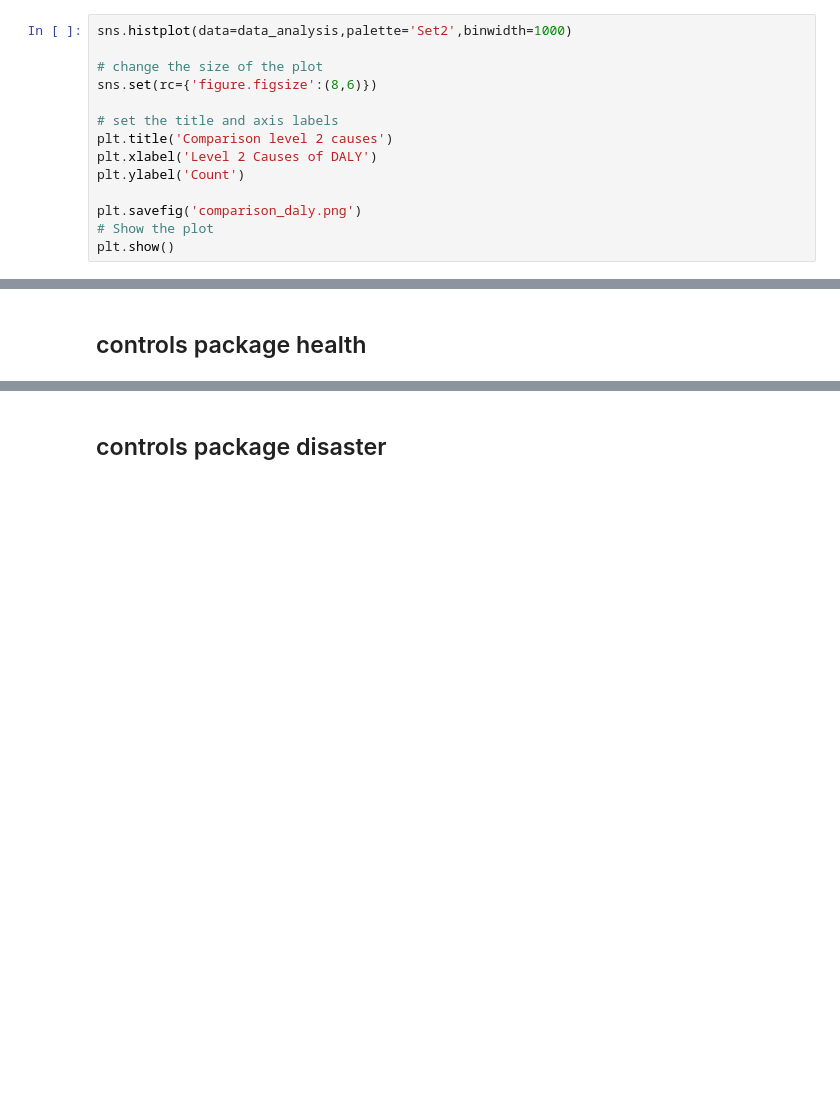
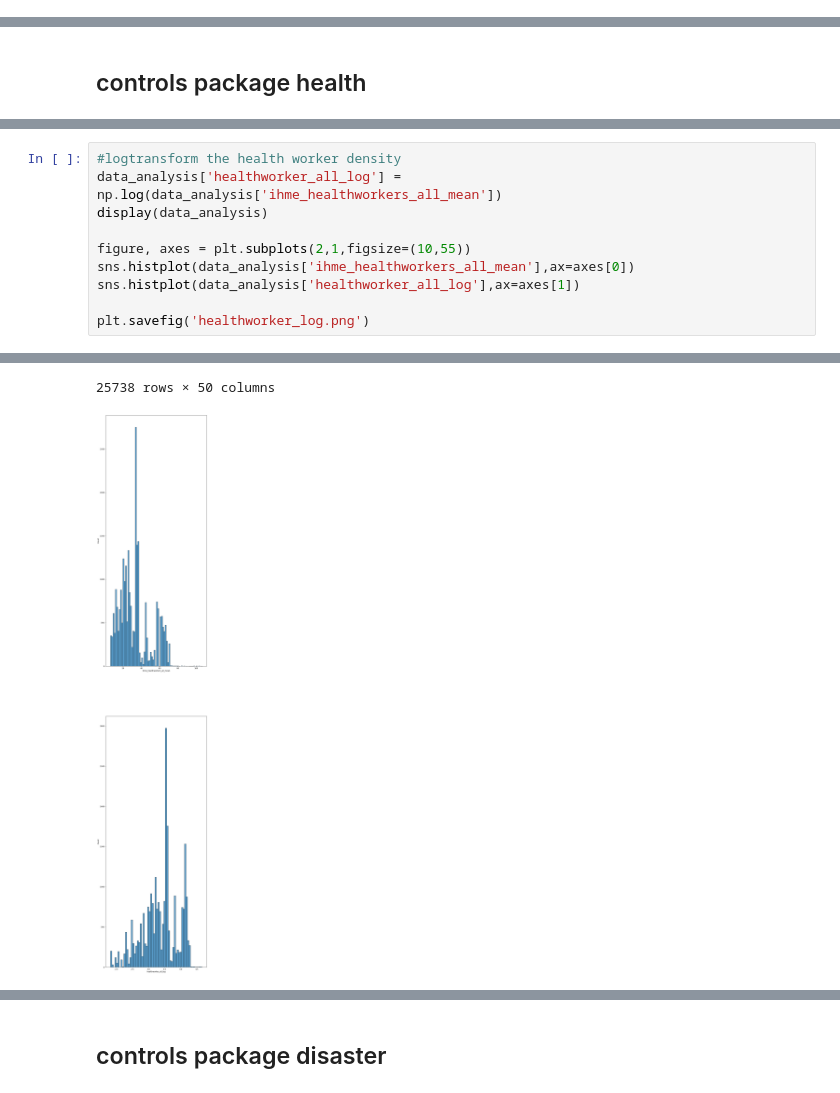
Before and after one commit to NatStrom/Thesis, a Jupyter notebook: Analysis.ipynb, the cells around one changed output, grey strips where cells are left out. Cells and saved outputs as stored; diff of their text form; blank space fills up the shorter version.

```diff
--- a/Analysis.ipynb
+++ b/Analysis.ipynb
@@ -167,14 +165,0 @@ plt.show()
-# %%
-sns.histplot(data=data_analysis,palette='Set2',binwidth=1000)
-
-# change the size of the plot
-sns.set(rc={'figure.figsize':(8,6)})
-
-# set the title and axis labels
-plt.title('Comparison level 2 causes')
-plt.xlabel('Level 2 Causes of DALY')
-plt.ylabel('Count')
-
-plt.savefig('comparison_daly.png')
-# Show the plot
-plt.show()
@@ -400,0 +576,11 @@ plt.savefig('dah_hist.png')
+# %%
+#logtransform the health worker density
+data_analysis['healthworker_all_log'] = np.log(data_analysis['ihme_healthworkers_all_mean'])
+display(data_analysis)
+
+figure, axes = plt.subplots(2,1,figsize=(10,55))
+sns.histplot(data_analysis['ihme_healthworkers_all_mean'],ax=axes[0])
+sns.histplot(data_analysis['healthworker_all_log'],ax=axes[1])
+
+plt.savefig('healthworker_log.png')
+# %% [output]
@@ -401,2 +599,4 @@ plt.savefig('dah_hist.png')
+25738 rows × 50 columns
+[figure, added]
 # %%
 #produce distribution plot
```
Also changed, not shown: parts of 108 cells of this notebook, 1 other file.
